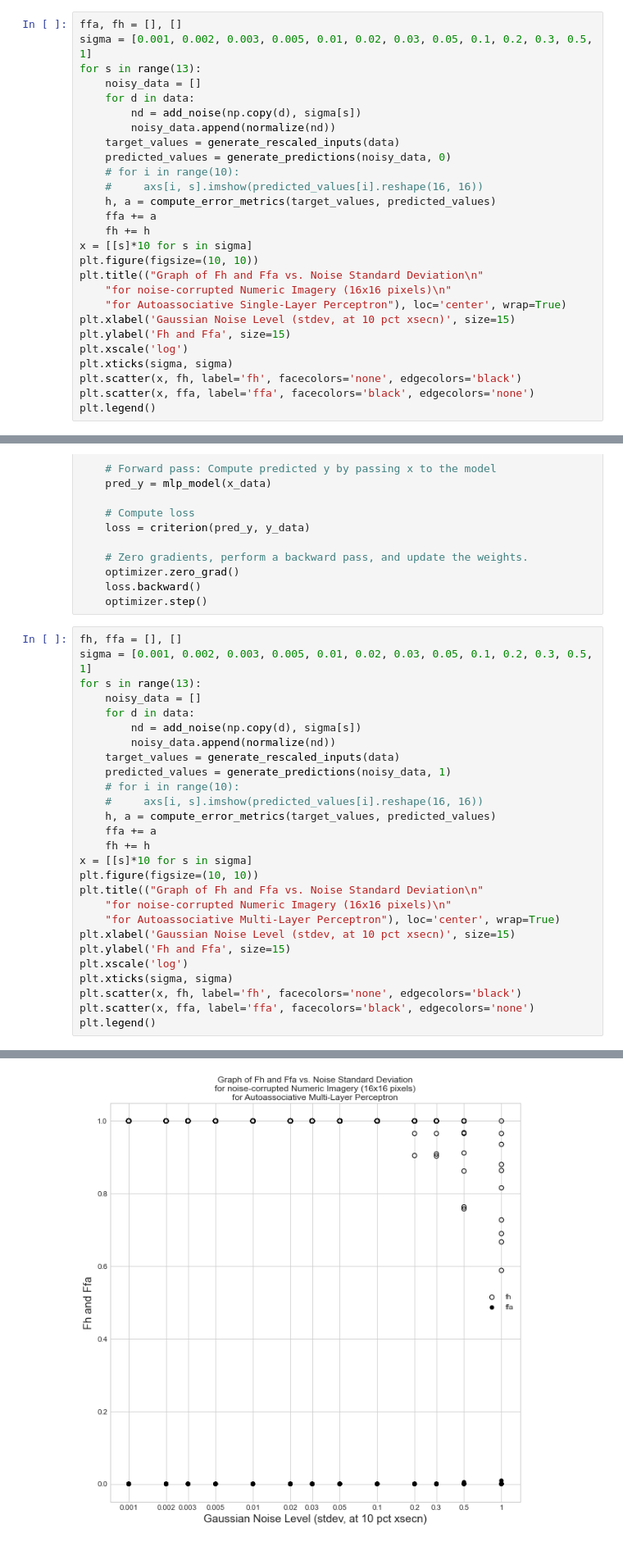
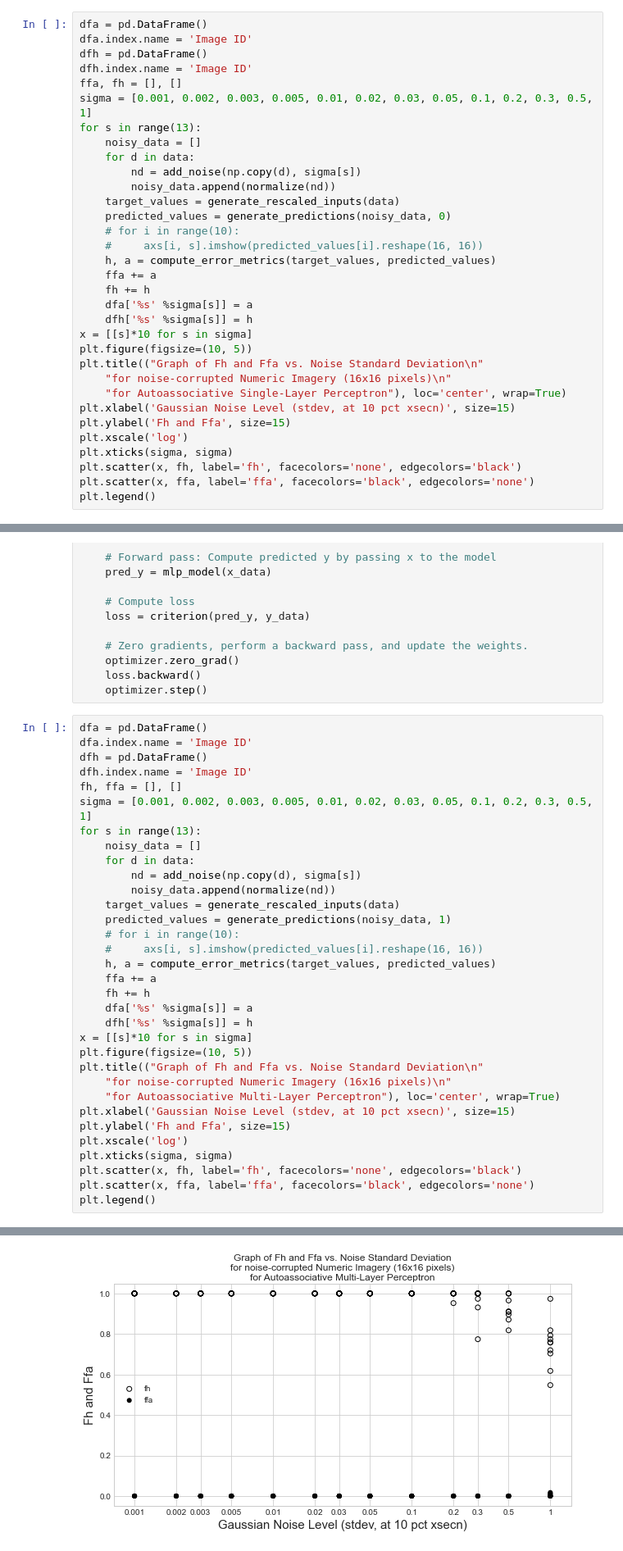
Before and after one commit to shivambang/Neural-Networks, a Jupyter notebook: Perceptron/perceptron.ipynb, the cells around one changed output, grey strips where cells are left out. Shown at 82% size. Drawn from its saved outputs; the diff is of its cells as text.

```diff
--- a/Perceptron/perceptron.ipynb
+++ b/Perceptron/perceptron.ipynb
@@ -201,6 +202,10 @@ plt.show()
 # %% [output]
 [figure]
 # %%
+dfa = pd.DataFrame()
+dfa.index.name = 'Image ID'
+dfh = pd.DataFrame()
+dfh.index.name = 'Image ID'
 ffa, fh = [], []
 sigma = [0.001, 0.002, 0.003, 0.005, 0.01, 0.02, 0.03, 0.05, 0.1, 0.2, 0.3, 0.5, 1]
 for s in range(13):
@@ -215,8 +220,10 @@ for s in range(13):
     h, a = compute_error_metrics(target_values, predicted_values)
     ffa += a
     fh += h
+    dfa['%s' %sigma[s]] = a
+    dfh['%s' %sigma[s]] = h
 x = [[s]*10 for s in sigma]
-plt.figure(figsize=(10, 10))
+plt.figure(figsize=(10, 5))
 plt.title(("Graph of Fh and Ffa vs. Noise Standard Deviation\n"
     "for noise-corrupted Numeric Imagery (16x16 pixels)\n"
     "for Autoassociative Single-Layer Perceptron"), loc='center', wrap=True)
@@ -281,32 +322,38 @@ for epoch in range(500):
     loss.backward()
     optimizer.step()
 # %%
+dfa = pd.DataFrame()
+dfa.index.name = 'Image ID'
+dfh = pd.DataFrame()
+dfh.index.name = 'Image ID'
 fh, ffa = [], []
 sigma = [0.001, 0.002, 0.003, 0.005, 0.01, 0.02, 0.03, 0.05, 0.1, 0.2, 0.3, 0.5, 1]
 for s in range(13):
     noisy_data = []
     for d in data:
         nd = add_noise(np.copy(d), sigma[s])
         noisy_data.append(normalize(nd))
     target_values = generate_rescaled_inputs(data)
     predicted_values = generate_predictions(noisy_data, 1)
     # for i in range(10):
     #     axs[i, s].imshow(predicted_values[i].reshape(16, 16))
     h, a = compute_error_metrics(target_values, predicted_values)
     ffa += a
     fh += h
+    dfa['%s' %sigma[s]] = a
+    dfh['%s' %sigma[s]] = h
 x = [[s]*10 for s in sigma]
-plt.figure(figsize=(10, 10))
+plt.figure(figsize=(10, 5))
 plt.title(("Graph of Fh and Ffa vs. Noise Standard Deviation\n"
     "for noise-corrupted Numeric Imagery (16x16 pixels)\n"
     "for Autoassociative Multi-Layer Perceptron"), loc='center', wrap=True)
 plt.xlabel('Gaussian Noise Level (stdev, at 10 pct xsecn)', size=15)
 plt.ylabel('Fh and Ffa', size=15)
 plt.xscale('log')
 plt.xticks(sigma, sigma)
 plt.scatter(x, fh, label='fh', facecolors='none', edgecolors='black')
 plt.scatter(x, ffa, label='ffa', facecolors='black', edgecolors='none')
 plt.legend()
 # %% [output]
 <matplotlib.legend.Legend at 0x...>
-[figure, old version]
+[figure, new version]
```
Also changed, not shown: parts of 8 cells of this notebook.
